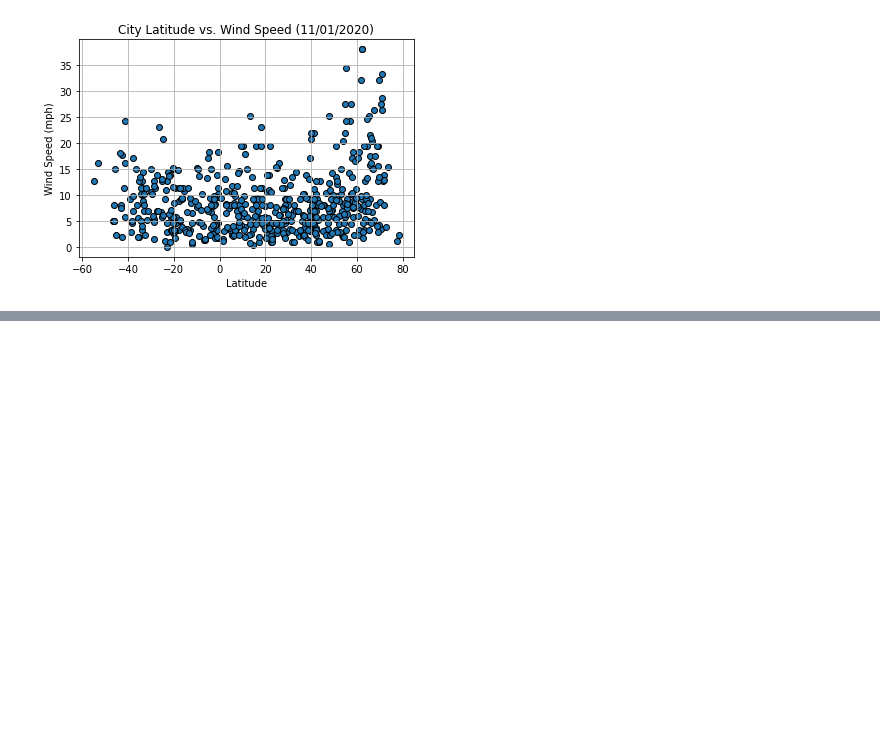
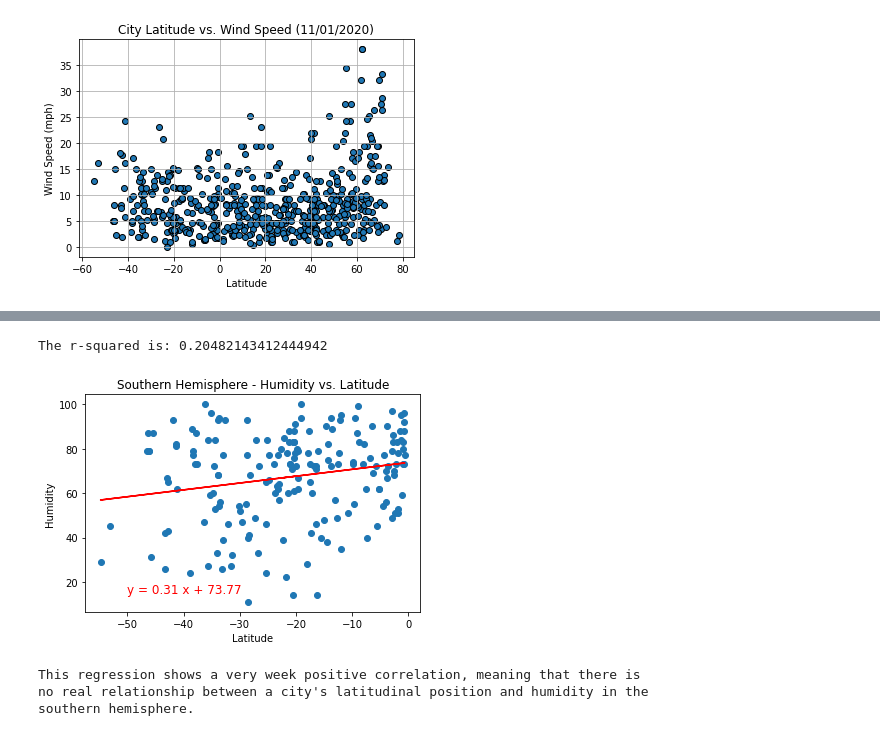
Before and after one commit to TrentELittle/Python-Api-Challenge, a Jupyter notebook: WeatherPy.ipynb, the cells around one changed output, grey strips where cells are left out. Saved outputs shown, nothing was run; the diff lists cells and outputs as text; code cells hidden in the pictures; blank space fills up the shorter version.

```diff
--- a/WeatherPy.ipynb
+++ b/WeatherPy.ipynb
@@ -224,0 +283,23 @@ south_df
+# %%
+#Southern Hemisphere - Humidity vs Latitude
+(slope, intercept, rvalue, pvalue, stderr) = linregress(south_df["Lat"], south_df["Humidity"])
+regression = south_df["Lat"] * slope + intercept
+equation = f"y = {round(slope, 2)} x + {round(intercept, 2)}"
+plt.scatter(south_df["Lat"], south_df["Humidity"])
+plt.plot(south_df["Lat"], regression, "r-")
+plt.annotate(equation, (-50,15), fontsize=12, color = "red")
+plt.xlabel("Latitude")
+plt.ylabel("Humidity")
+plt.title("Southern Hemisphere - Humidity vs. Latitude")
+
+print(f"The r-squared is: {rvalue}")
+plt.show()
+print("This regression shows a very weak positive correlation, meaning that there is"
+     f"\nno real relationship between a city's latitudinal position and humidity in the"
+     f"\nsouthern hemisphere.")
+# %% [output]
+The r-squared is: 0.20482143412444942
+[figure, added]
+This regression shows a very week positive correlation, meaning that there is
+no real relationship between a city's latitudinal position and humidity in the
+southern hemisphere.
```
Also changed, not shown: parts of 8 cells of this notebook.
